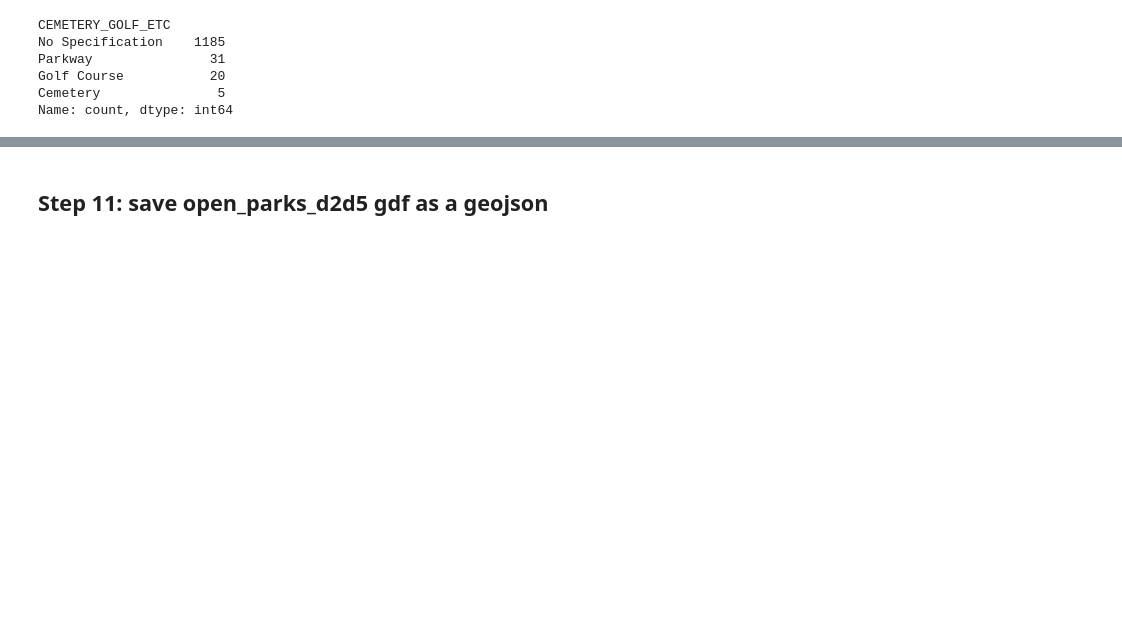
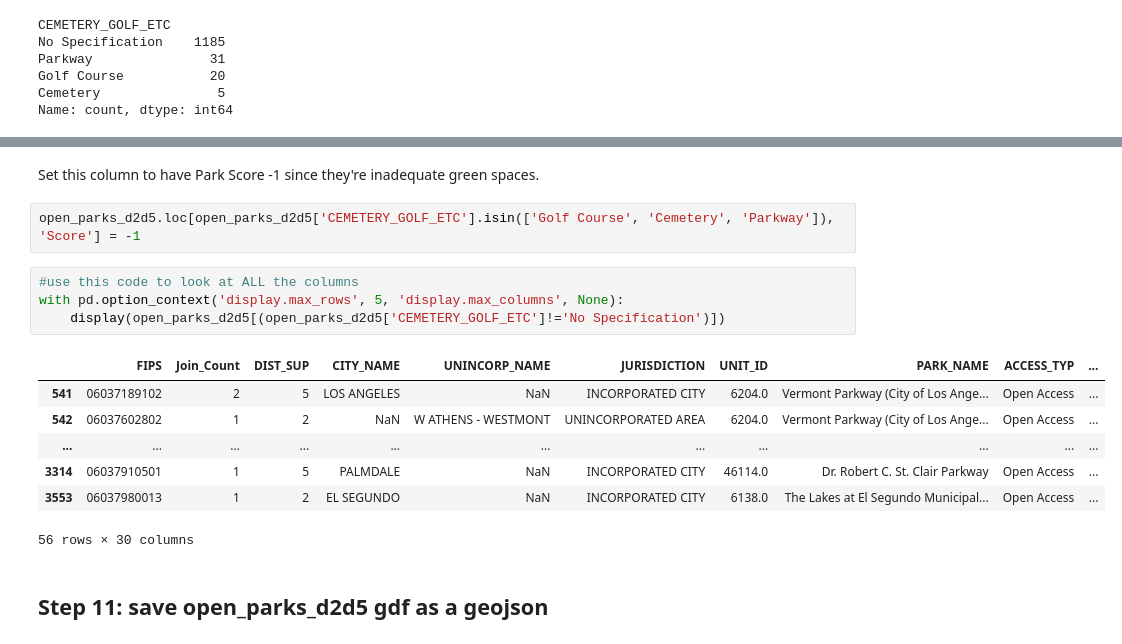
Before and after one commit to Mileskimparr/221Group, a Jupyter notebook: Final/Annie_Final/01_Parks_Cleaning.ipynb, the cells around one changed output, grey strips where cells are left out. Saved outputs shown, nothing was run; the diff lists cells and outputs as text; blank space fills up the shorter version.

```diff
--- a/Final/Annie_Final/01_Parks_Cleaning.ipynb
+++ b/Final/Annie_Final/01_Parks_Cleaning.ipynb
@@ -396,4 +395,20 @@ open_parks_d2d5[open_parks_d2d5['CEMETERY_GOLF_ETC']!='No Specification'].sample
 3 rows × 30 columns
+# %% [markdown]
+Set this column to have Park Score -1 since they're inadequate green spaces.
+# %%
+open_parks_d2d5.loc[open_parks_d2d5['CEMETERY_GOLF_ETC'].isin(['Golf Course', 'Cemetery', 'Parkway']), 'Score'] = -1
+# %%
+#use this code to look at ALL the columns
+with pd.option_context('display.max_rows', 5, 'display.max_columns', None):
+    display(open_parks_d2d5[(open_parks_d2d5['CEMETERY_GOLF_ETC']!='No Specification')])
+# %% [output]
+|  | FIPS | Join_Count | DIST_SUP | CITY_NAME | UNINCORP_NAME | JURISDICTION | UNIT_ID | PARK_NAME | ACCESS_TYP | ... |
+| 541 | 06037189102 | 2 | 5 | LOS ANGELES | NaN | INCORPORATED CITY | 6204.0 | Vermont Parkway (City of Los Ange... | Open Access | ... |
+| 542 | 06037602802 | 1 | 2 | NaN | W ATHENS - WESTMONT | UNINCORPORATED AREA | 6204.0 | Vermont Parkway (City of Los Ange... | Open Access | ... |
+| ... | ... | ... | ... | ... | ... | ... | ... | ... | ... | ... |
+| 3314 | 06037910501 | 1 | 5 | PALMDALE | NaN | INCORPORATED CITY | 46114.0 | Dr. Robert C. St. Clair Parkway | Open Access | ... |
+| 3553 | 06037980013 | 1 | 2 | EL SEGUNDO | NaN | INCORPORATED CITY | 6138.0 | The Lakes at El Segundo Municipal... | Open Access | ... |
+56 rows × 30 columns
 # %% [markdown]
 ## Step 11: save open_parks_d2d5 gdf as a geojson
 # %%
```
Also changed, not shown: parts of 6 cells of this notebook, 3 other files.
